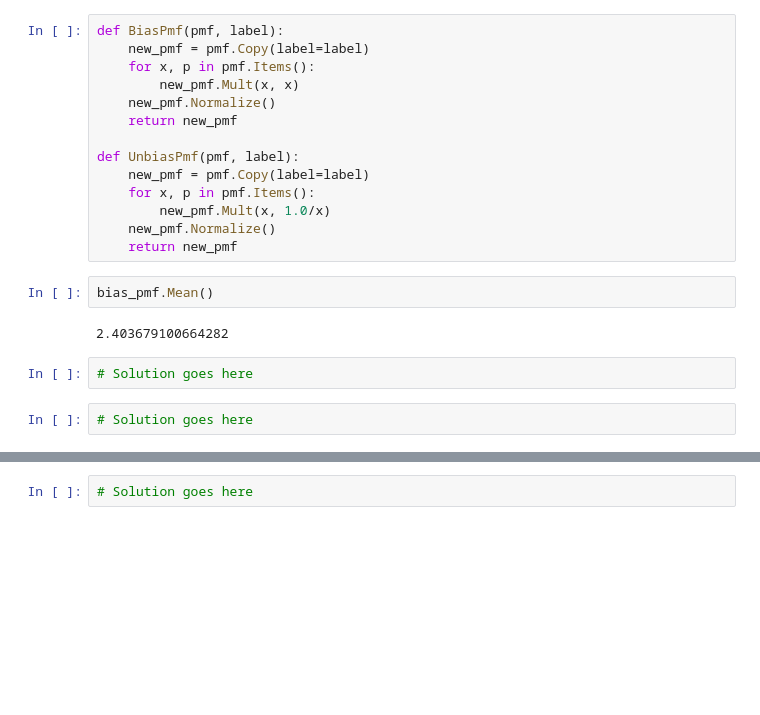
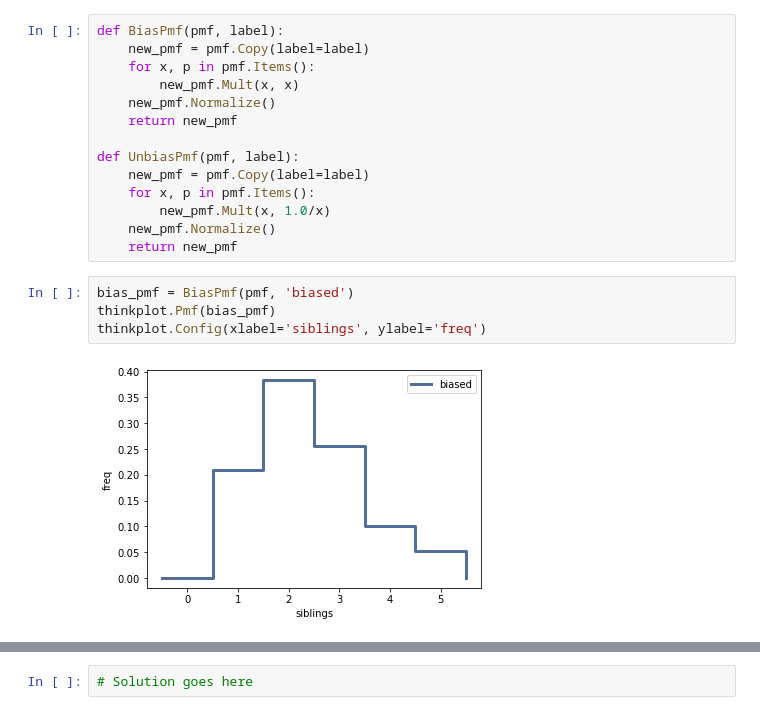
Before and after one commit to dirkhpe/ThinkStats2, a Jupyter notebook: code/chap03ex.ipynb, the cells around one changed output, grey strips where cells are left out. Cells and saved outputs as stored; diff of their text form; blank space fills up the shorter version.

```diff
--- a/code/chap03ex.ipynb
+++ b/code/chap03ex.ipynb
@@ -347,11 +348,9 @@ def UnbiasPmf(pmf, label):
         new_pmf.Mult(x, 1.0/x)
     new_pmf.Normalize()
     return new_pmf
-# %%
-bias_pmf.Mean()
-# %% [output]
-2.403679100664282
-# %%
-# Solution goes here
-# %%
-# Solution goes here
+# %%
+bias_pmf = BiasPmf(pmf, 'biased')
+thinkplot.Pmf(bias_pmf)
+thinkplot.Config(xlabel='siblings', ylabel='freq')
+# %% [output]
+[figure, added]
```
Also changed, not shown: parts of 3 cells of this notebook, 1 other file.
